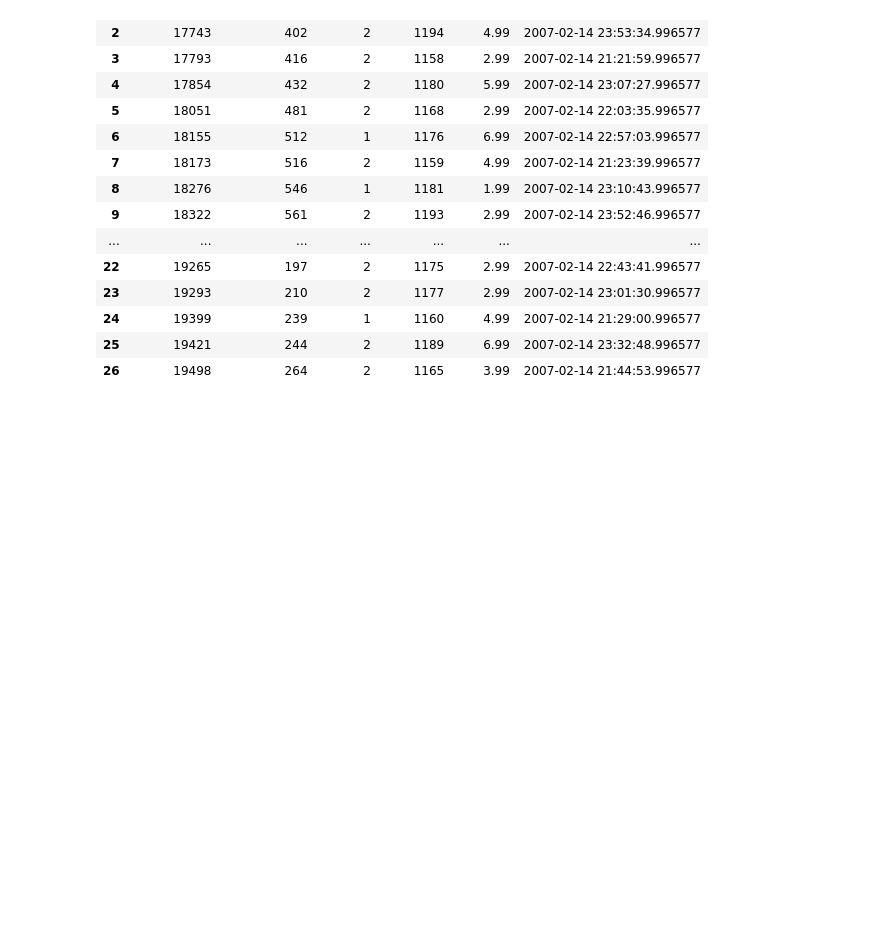
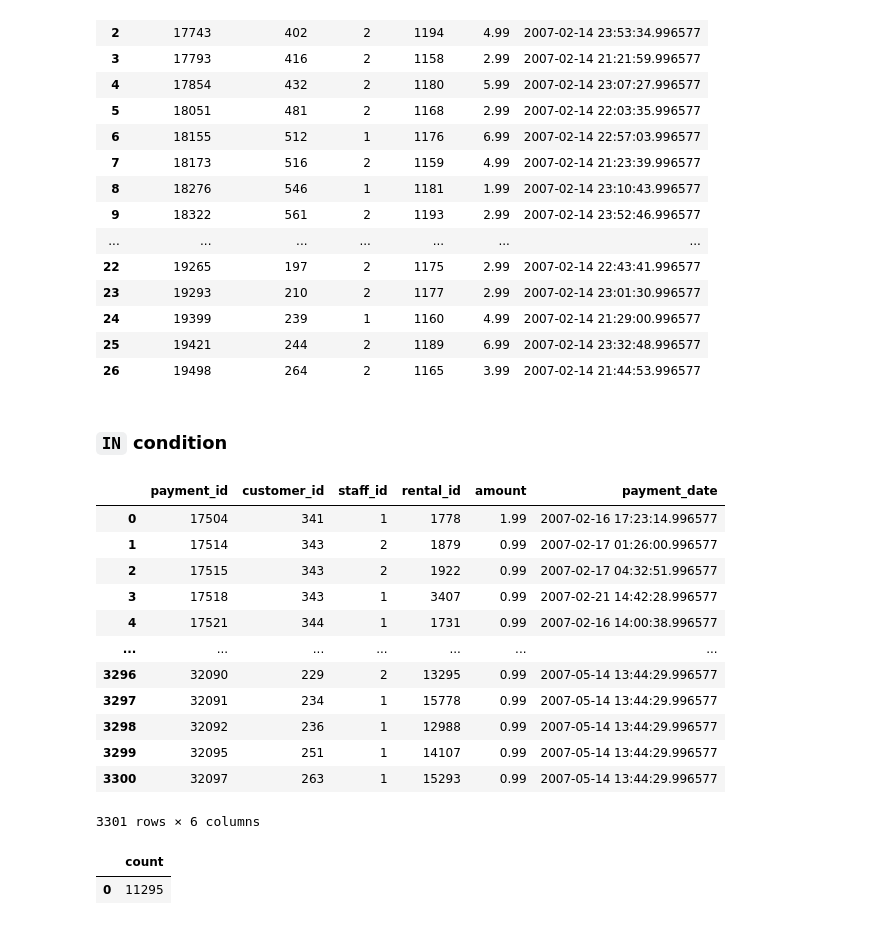
Before and after one commit to LukasRub/complete-sql-bootcamp, a Jupyter notebook: src/BETWEEN, IN conditions.ipynb, the cells around one changed output. Saved outputs shown, nothing was run; the diff lists cells and outputs as text; code cells hidden in the pictures; blank space fills up the shorter version.

```diff
--- a/src/BETWEEN condition.ipynb
+++ b/src/BETWEEN, IN conditions.ipynb
@@ -164,3 +164,30 @@ with db_connection() as conn:
 | 24 | 19399 | 239 | 1 | 1160 | 4.99 | 2007-02-14 21:29:00.996577 |
 | 25 | 19421 | 244 | 2 | 1189 | 6.99 | 2007-02-14 23:32:48.996577 |
 | 26 | 19498 | 264 | 2 | 1165 | 3.99 | 2007-02-14 21:44:53.996577 |
+# %% [markdown]
+### **`IN`** condition
+# %%
+with db_connection() as conn:
+    conn.fetch_all("""SELECT * FROM payment
+                      WHERE amount IN (0.99, 1.98, 1.99);""")
+# %% [output]
+|  | payment_id | customer_id | staff_id | rental_id | amount | payment_date |
+| 0 | 17504 | 341 | 1 | 1778 | 1.99 | 2007-02-16 17:23:14.996577 |
+| 1 | 17514 | 343 | 2 | 1879 | 0.99 | 2007-02-17 01:26:00.996577 |
+| 2 | 17515 | 343 | 2 | 1922 | 0.99 | 2007-02-17 04:32:51.996577 |
+| 3 | 17518 | 343 | 1 | 3407 | 0.99 | 2007-02-21 14:42:28.996577 |
+| 4 | 17521 | 344 | 1 | 1731 | 0.99 | 2007-02-16 14:00:38.996577 |
+| ... | ... | ... | ... | ... | ... | ... |
+| 3296 | 32090 | 229 | 2 | 13295 | 0.99 | 2007-05-14 13:44:29.996577 |
+| 3297 | 32091 | 234 | 1 | 15778 | 0.99 | 2007-05-14 13:44:29.996577 |
+| 3298 | 32092 | 236 | 1 | 12988 | 0.99 | 2007-05-14 13:44:29.996577 |
+| 3299 | 32095 | 251 | 1 | 14107 | 0.99 | 2007-05-14 13:44:29.996577 |
+| 3300 | 32097 | 263 | 1 | 15293 | 0.99 | 2007-05-14 13:44:29.996577 |
+3301 rows × 6 columns
+# %%
+with db_connection() as conn:
+    conn.fetch_all("""SELECT COUNT(*) FROM payment
+                      WHERE amount NOT IN (0.99, 1.98, 1.99);""")
+# %% [output]
+|  | count |
+| 0 | 11295 |
```
Also changed, not shown: parts of 1 cell of this notebook.
